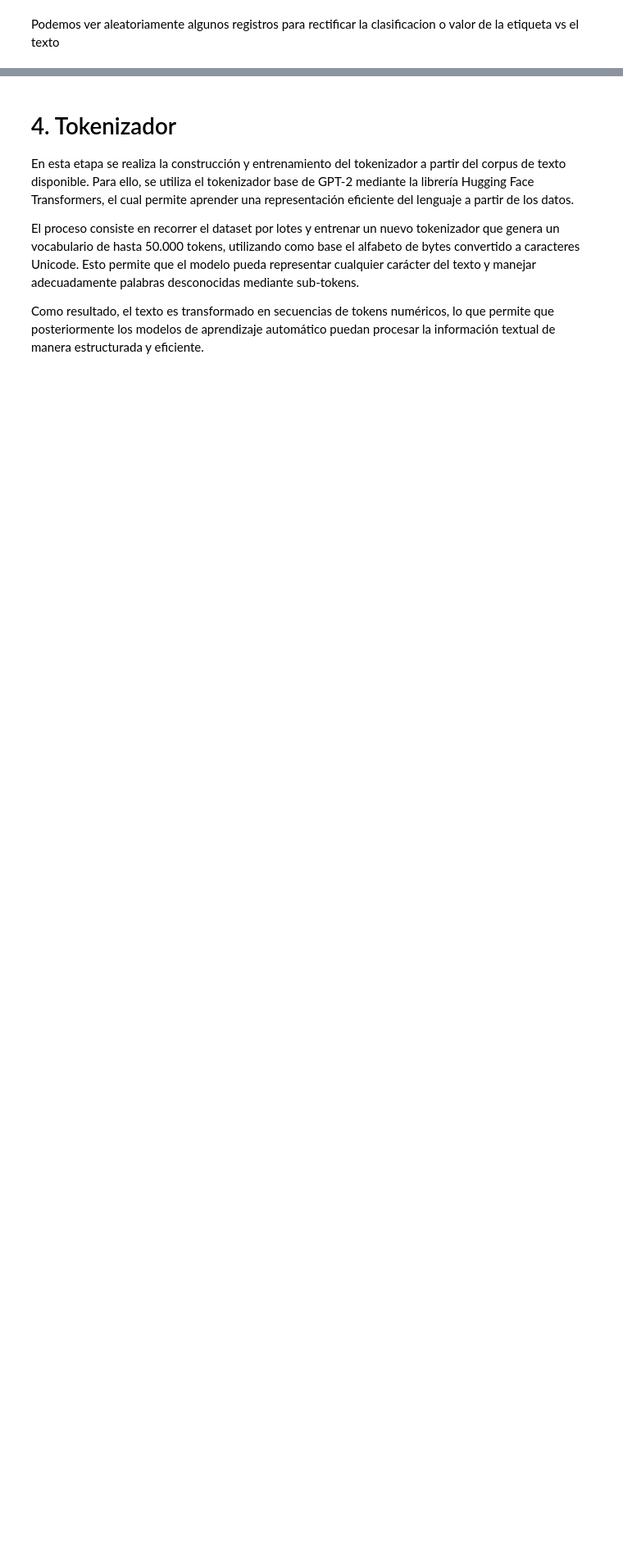
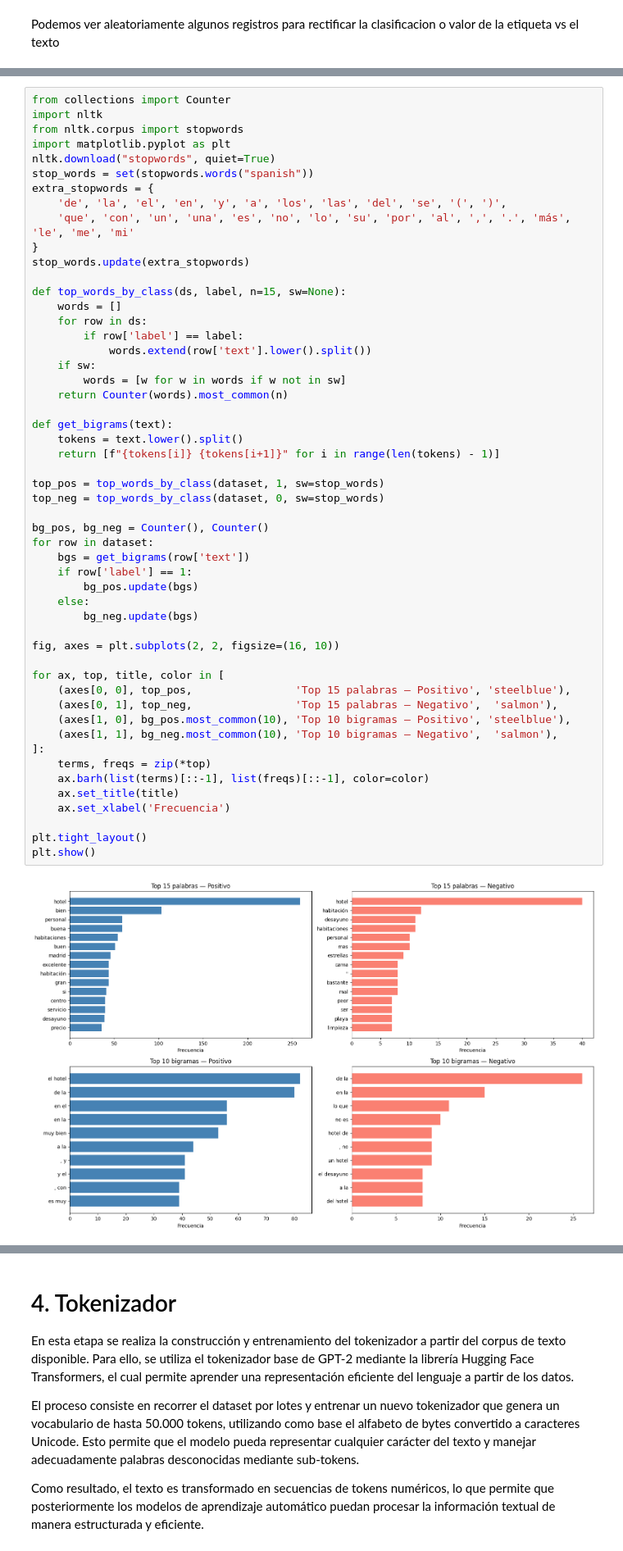
Before and after one commit to sebastianb92/nlp-labs, a Jupyter notebook: Session3/1-Transformers.ipynb, the cells around one changed output, grey strips where cells are left out. Shown at 82% size. Saved outputs shown, nothing was run; the diff lists cells and outputs as text; blank space fills up the shorter version.

```diff
--- a/Session3/1-Transformers.ipynb
+++ b/Session3/1-Transformers.ipynb
@@ -152,0 +212,54 @@ Podemos ver aleatoriamente algunos registros para rectificar la clasificacion o
+# %%
+from collections import Counter
+import nltk
+from nltk.corpus import stopwords
+import matplotlib.pyplot as plt
+nltk.download("stopwords", quiet=True)
+stop_words = set(stopwords.words("spanish"))
+extra_stopwords = {
+    'de', 'la', 'el', 'en', 'y', 'a', 'los', 'las', 'del', 'se', '(', ')',
+    'que', 'con', 'un', 'una', 'es', 'no', 'lo', 'su', 'por', 'al', ',', '.', 'más', 'le', 'me', 'mi'
+}
+stop_words.update(extra_stopwords)
+
+def top_words_by_class(ds, label, n=15, sw=None):
+    words = []
+    for row in ds:
+        if row['label'] == label:
+            words.extend(row['text'].lower().split())
+    if sw:
+        words = [w for w in words if w not in sw]
+    return Counter(words).most_common(n)
+
+def get_bigrams(text):
+    tokens = text.lower().split()
+    return [f"{tokens[i]} {tokens[i+1]}" for i in range(len(tokens) - 1)]
+
+top_pos = top_words_by_class(dataset, 1, sw=stop_words)
+top_neg = top_words_by_class(dataset, 0, sw=stop_words)
+
+bg_pos, bg_neg = Counter(), Counter()
+for row in dataset:
+    bgs = get_bigrams(row['text'])
+    if row['label'] == 1:
+        bg_pos.update(bgs)
+    else:
+        bg_neg.update(bgs)
+
+fig, axes = plt.subplots(2, 2, figsize=(16, 10))
+
+for ax, top, title, color in [
+    (axes[0, 0], top_pos,                'Top 15 palabras — Positivo', 'steelblue'),
+    (axes[0, 1], top_neg,                'Top 15 palabras — Negativo',  'salmon'),
+    (axes[1, 0], bg_pos.most_common(10), 'Top 10 bigramas — Positivo', 'steelblue'),
+    (axes[1, 1], bg_neg.most_common(10), 'Top 10 bigramas — Negativo',  'salmon'),
+]:
+    terms, freqs = zip(*top)
+    ax.barh(list(terms)[::-1], list(freqs)[::-1], color=color)
+    ax.set_title(title)
+    ax.set_xlabel('Frecuencia')
+
+plt.tight_layout()
+plt.show()
+# %% [output]
+[figure, added]
```
Also changed, not shown: parts of 47 cells of this notebook.
